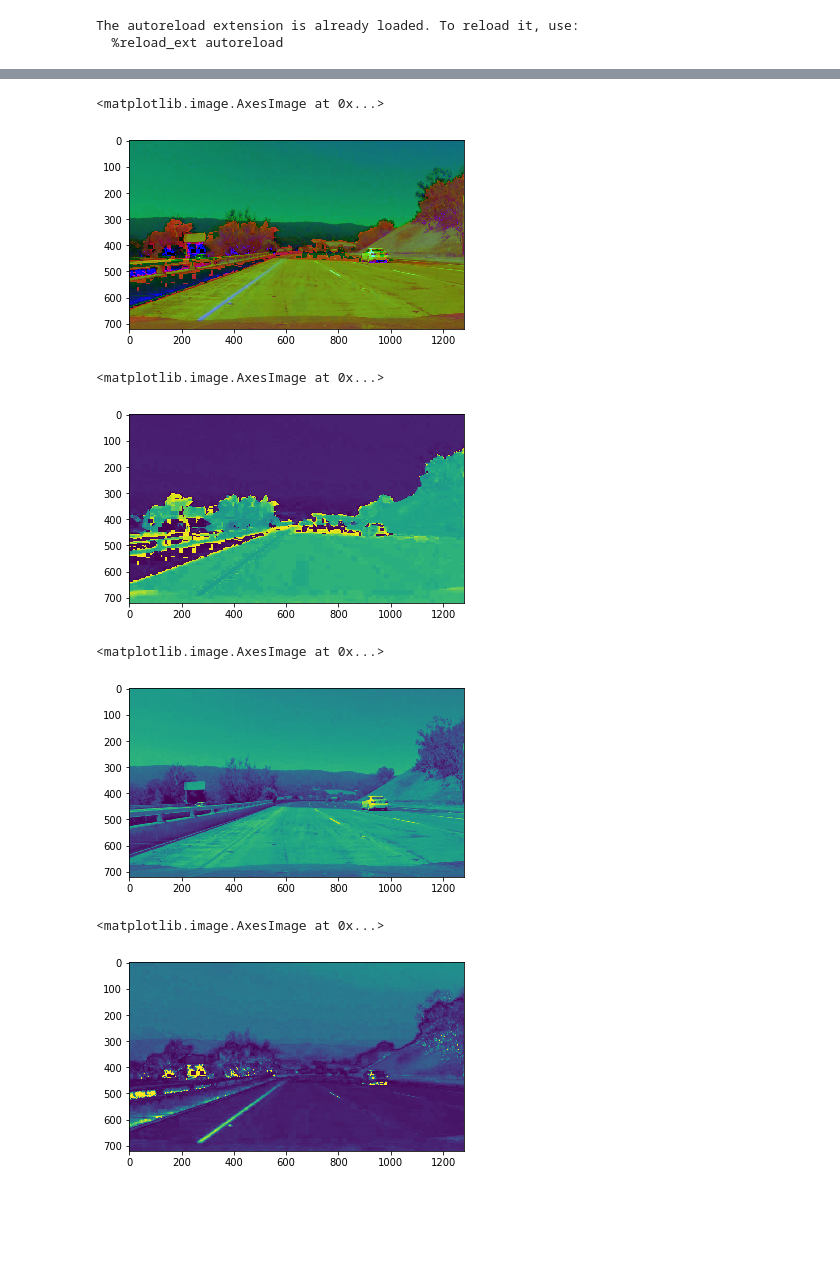
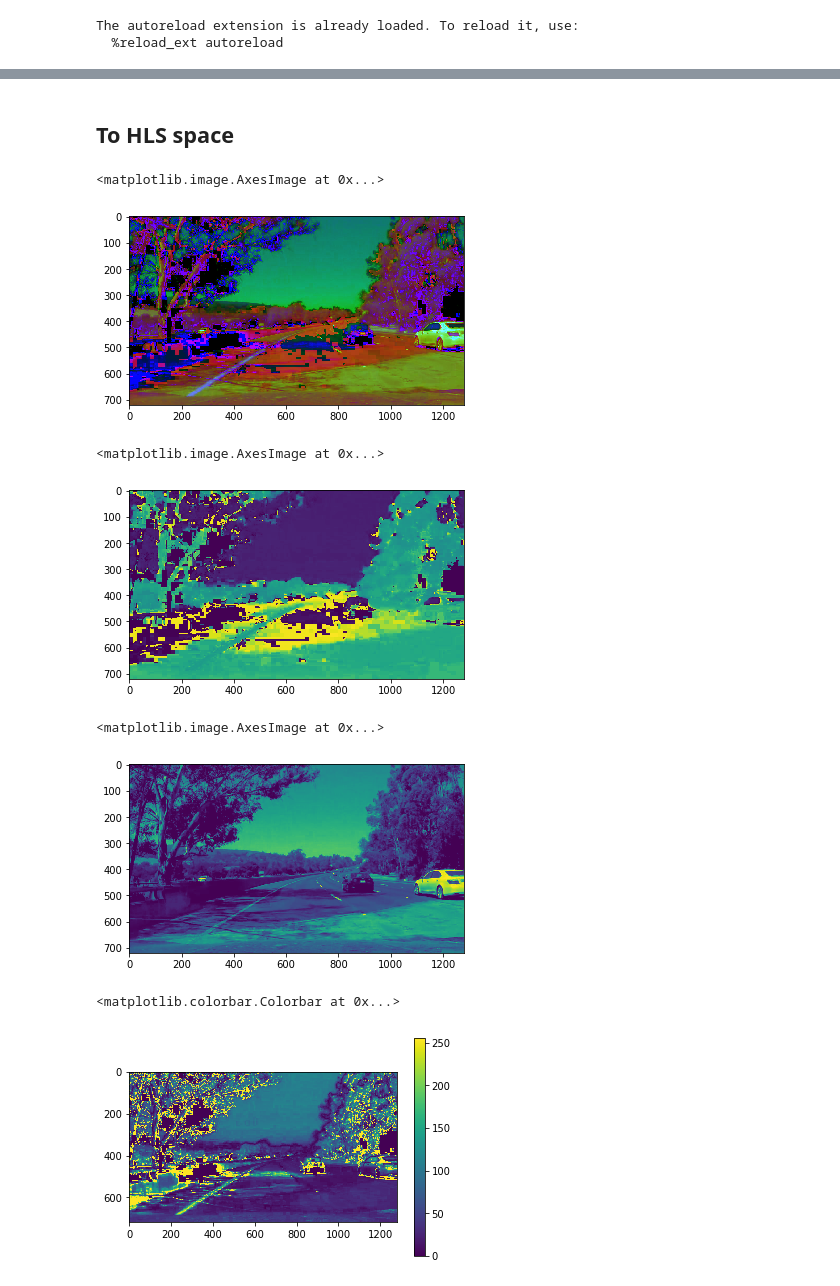
Before and after one commit to kanhua/CarND-Advanced-Lane-Lines, a Jupyter notebook: Analyze shadow.ipynb, the cells around one changed output, grey strips where cells are left out. Cells and saved outputs as stored; diff of their text form; code cells hidden in the pictures; blank space fills up the shorter version.

```diff
--- a/Analyze shadow.ipynb
+++ b/Analyze shadow.ipynb
@@ -13,5 +16,5 @@ The autoreload extension is already loaded. To reload it, use:
 # %%
-difficult_image=cv2.imread("./project_video_images/frame2.jpeg")
-plt.imshow(difficult_image)
+difficult_image=cv2.imread("./test_images/shadow_1.jpg")
+plt.imshow(np.flip(difficult_image,axis=2))
 # %% [output]
 <matplotlib.image.AxesImage at 0x...>
@@ -19,22 +73,25 @@ plt.imshow(difficult_image)
+# %% [markdown]
+## To HLS space
 # %%
 hls=cv2.cvtColor(difficult_image,cv2.COLOR_RGB2HLS)
 # %%
 plt.imshow(hls)
 # %% [output]
 <matplotlib.image.AxesImage at 0x...>
-[figure, old version]
+[figure, new version]
 # %%
 plt.imshow(hls[:,:,0])
 # %% [output]
 <matplotlib.image.AxesImage at 0x...>
-[figure, old version]
+[figure, new version]
 # %%
 plt.imshow(hls[:,:,1])
 # %% [output]
 <matplotlib.image.AxesImage at 0x...>
-[figure, old version]
+[figure, new version]
 # %%
 plt.imshow(hls[:,:,2])
+plt.colorbar()
 # %% [output]
-<matplotlib.image.AxesImage at 0x...>
+<matplotlib.colorbar.Colorbar at 0x...>
-[figure, old version]
+[figure, new version]
```
Also changed, not shown: parts of 42 cells of this notebook, 11 other files.
